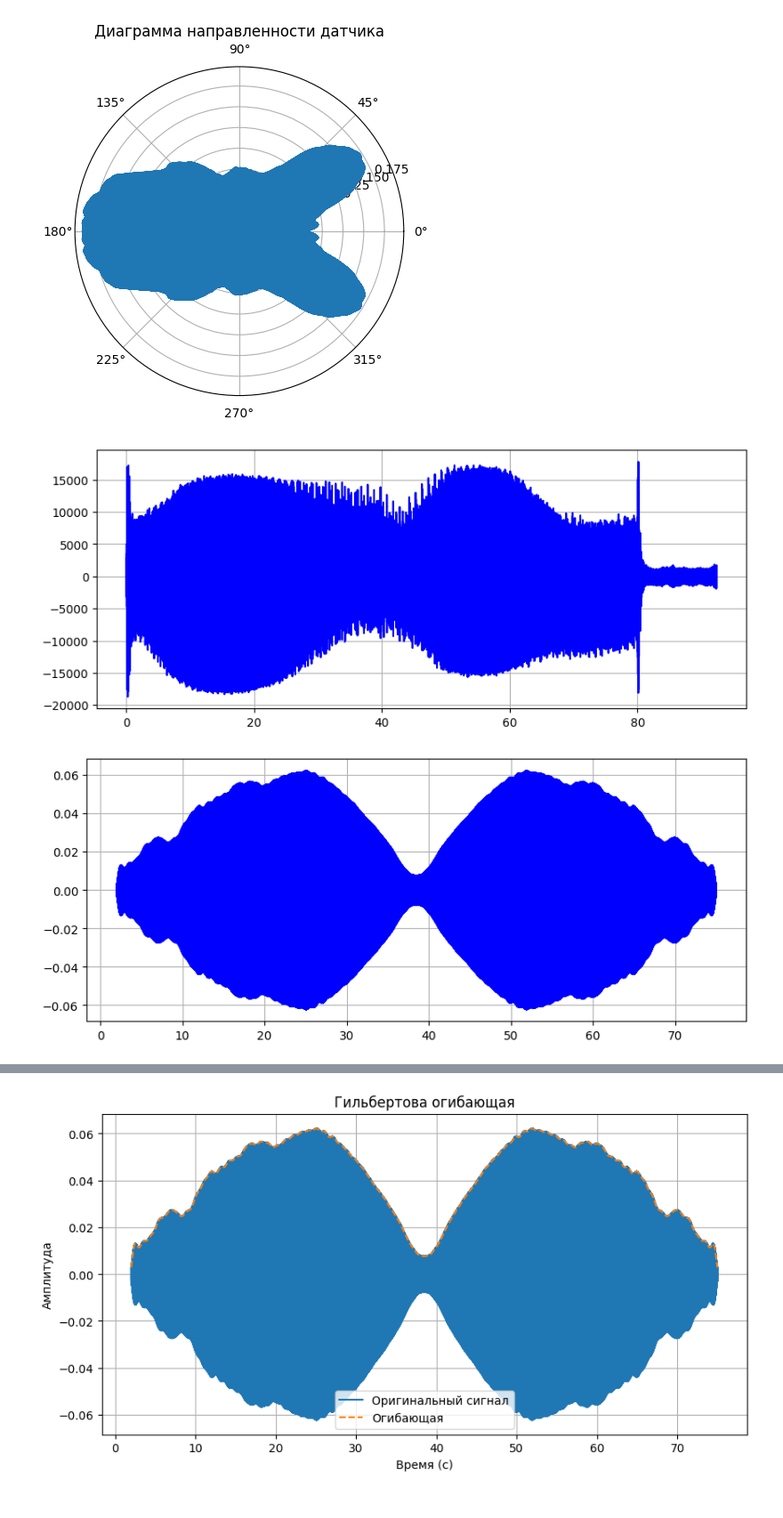
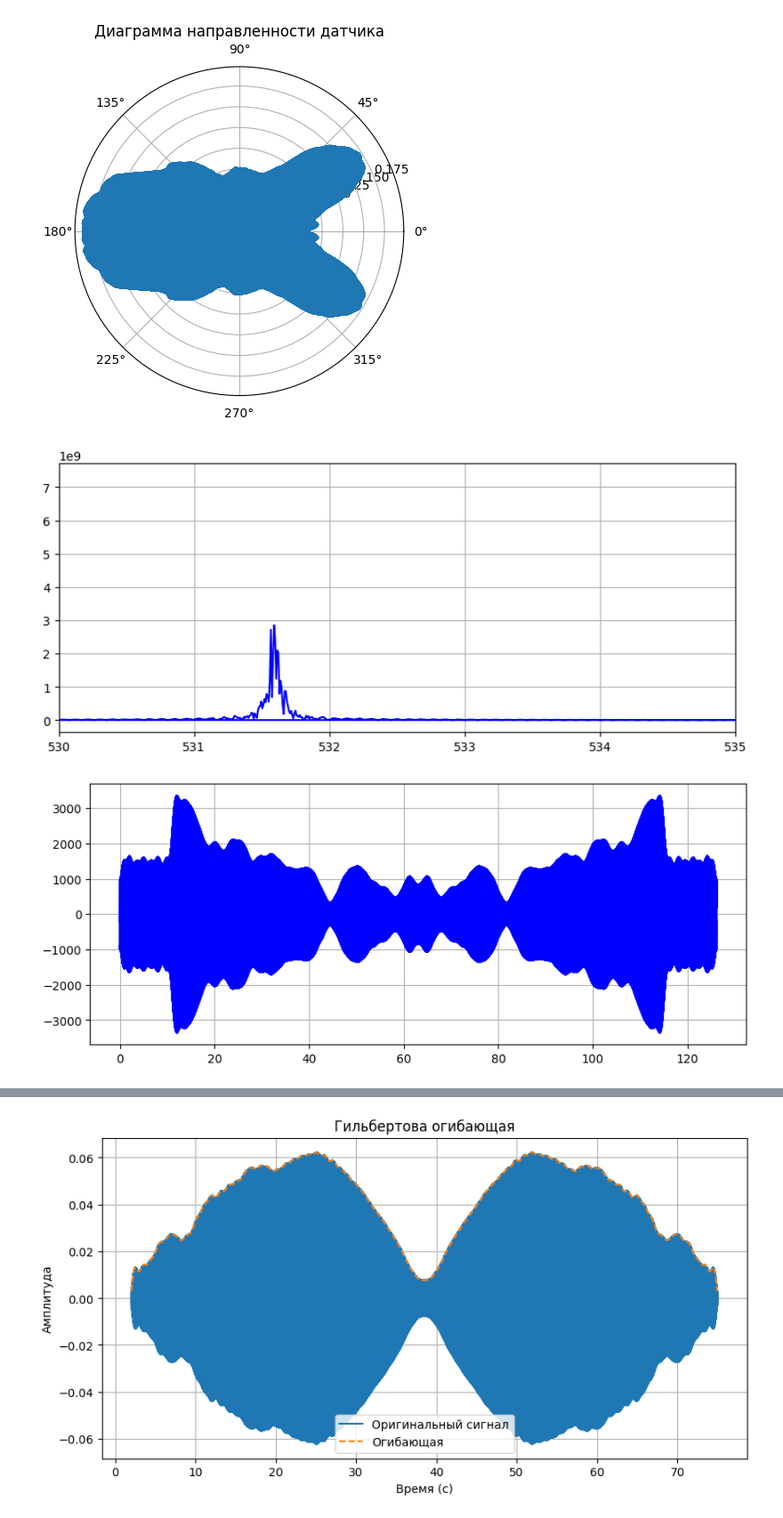
Before and after one commit to bdExplore/Scientific, a Jupyter notebook: Python/pgd_analys.ipynb, the cells around one changed output, grey strips where cells are left out. Shown at 89% size. Saved outputs shown, nothing was run; the diff lists cells and outputs as text; code cells hidden in the pictures.

```diff
--- a/Python/pgd_analys.ipynb
+++ b/Python/pgd_analys.ipynb
@@ -84,31 +84,25 @@ plot_radiation_pattern(data_zoom_2_rotation_filt)
 # %% [output]
 [figure]
 # %%
-sample_rate, data_zoom_21_2 = wavfile.read('/Users/bogda/Desktop/Acoustics/Scientific/Исходные данные/PGD_camera/ZOOM0019/ZOOM0019_Tr2.WAV')
+sample_rate, data_zoom_21_2 = wavfile.read('/Users/bogda/Desktop/Acoustics/Scientific/Исходные данные/PGD_camera/ZOOM0008/ZOOM0008_Tr2.WAV')
 t_21 = np.arange(len(data_zoom_21_2))/sample_rate
 f_21 = fftfreq(int(len(data_zoom_21_2)), 1 / sample_rate)
 # %%
 plt.figure(figsize=(10,4))
-plt.plot(t_21 , data_zoom_21_2, color='blue')
-# plt.plot(f_21 , np.abs(fft(data_zoom_21_2)), color='blue')
-# plt.xlim(532, 534)
+# plt.plot(t_21 , data_zoom_21_2, color='blue')
+plt.plot(f_21 , np.abs(fft(data_zoom_21_2)), color='blue')
+plt.xlim(530, 535)
 plt.grid(True)
 plt.show()
 # %% [output]
-[figure, old version]
+[figure, new version]
 # %%
-t_index = (t_21 > 2) & (t_21 < 75)
-t_rotation = t_21[t_index]
-data_zoom_2_rotation = data_zoom_21_2[t_index]/max(data_zoom_21_2[t_index])
+data_zoom_2_rotation_f = fft(data_zoom_21_2)
 f_rotation = fftfreq(int(len(data_zoom_2_rotation)), 1 / sample_rate)
-
-data_zoom_2_rotation_f = fft(data_zoom_2_rotation)
-data_zoom_2_rotation_filt = ifft(filt_freq(data_zoom_2_rotation_f, 532, 534))
-
-f_ = fftfreq(int(len(data_zoom_2_rotation)), 1 / sample_rate)
+data_zoom_2_rotation_filt = ifft(filt_freq(data_zoom_2_rotation_f, 531, 532))
 
 plt.figure(figsize=(10,4))
-plt.plot(t_rotation, data_zoom_2_rotation_filt, color='blue')
+plt.plot(t_21, ((data_zoom_2_rotation_filt)), color='blue')
 plt.grid(True)
 # %% [output]
-[figure, old version]
+[figure, new version]
```
Also changed, not shown: parts of 5 cells of this notebook, 2 other files.
